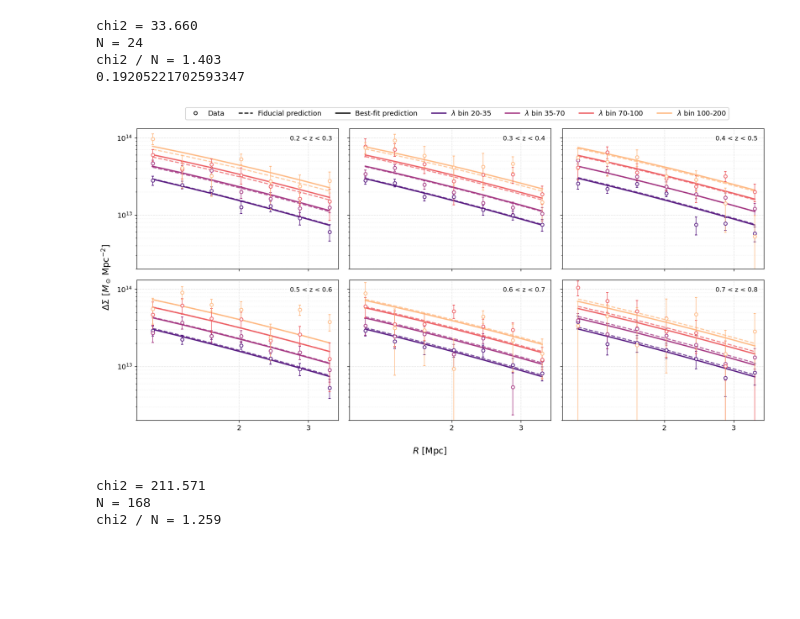
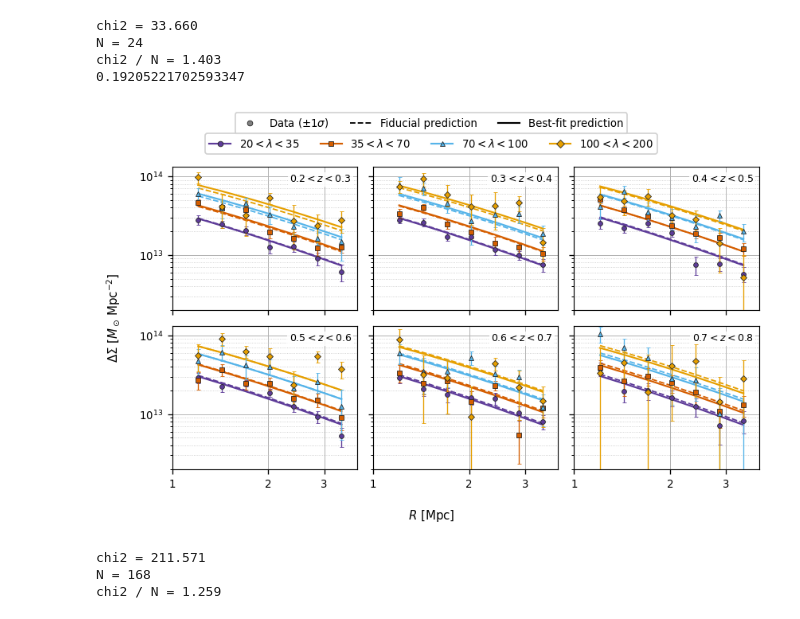
Before and after one commit to LSSTDESC/CLPipe, a Jupyter notebook: examples/cosmodc2_redmapper/prediction_versus_data.ipynb, the cells around one changed output. Cells and saved outputs as stored; diff of their text form; code cells hidden in the pictures; blank space fills up the shorter version.

```diff
--- a/examples/cosmodc2_redmapper/prediction_versus_data.ipynb
+++ b/examples/cosmodc2_redmapper/prediction_versus_data.ipynb
@@ -887,8 +889,7 @@ chi2 / N = 1.403
 # %%
 import matplotlib.ticker as mticker
 from matplotlib.lines import Line2D
-
-rich_colors = plt.cm.magma(np.linspace(0.25, 0.85, n_r))
+from cosmosis_mcmc_plots import add_grid, richness_label, RICHNESS_COLORS, RICHNESS_MARKERS, TEXT_WIDTH
 
 ncols = 3
 nrows = int(np.ceil(n_z / ncols))
@@ -896,7 +897,7 @@ nrows = int(np.ceil(n_z / ncols))
 fig, axes = plt.subplots(
     nrows,
     ncols,
-    figsize=(15, 8),
+    figsize=(TEXT_WIDTH, 4.4),
     sharex=True,
     sharey=True,
 )
@@ -907,23 +908,21 @@ for i in range(n_z):
     ax = axes[i]
 
     for j in range(n_r):
-        color = rich_colors[j]
+        color = RICHNESS_COLORS[j]
 
-        # Data: points only + error bars
+        # Data: filled markers + error bars, one marker shape per richness bin
         ax.errorbar(
             Radius_bins,
             shear_data[i, j, :],
             yerr=shear_err[i, j, :],
-            fmt="o",
+            fmt=RICHNESS_MARKERS[j],
             color=color,
-            markerfacecolor="white",
-            markeredgecolor=color,
-            markeredgewidth=1.2,
-            markersize=5,
-            elinewidth=0.9,
-            capsize=2,
+            markeredgecolor="0.15",
+            markeredgewidth=0.5,
+            markersize=3.5,
+            elinewidth=0.8,
+            capsize=1.5,
             linestyle="none",
-            alpha=0.95,
             zorder=5,
         )
 
@@ -933,8 +932,7 @@ for i in range(n_z):
             grid_shear_vals[i, j, :],
             linestyle="--",
             color=color,
-            linewidth=1.7,
-            alpha=0.75,
+            linewidth=1.1,
             zorder=3,
         )
 
@@ -944,99 +942,91 @@ for i in range(n_z):
             grid_shear_vals_fit[i, j, :],
             linestyle="-",
             color=color,
-            linewidth=2.0,
-            alpha=0.95,
+            linewidth=1.3,
             zorder=4,
         )
 
     ax.set_xscale("log")
     ax.set_yscale("log")
-    ax.set_xlim(left=1.1)
+    ax.set_xlim(1.0, 3.8)
     ax.set_ylim(bottom=2e12)
 
-    ax.grid(True, which="major", linestyle="--", alpha=0.35)
-    ax.grid(True, which="minor", linestyle=":", alpha=0.2)
+    add_grid(ax)
 
     ax.text(
         0.97,
         0.95,
         z_bin_label[i],
         transform=ax.transAxes,
-        fontsize=10,
+        fontsize=7.5,
         verticalalignment="top",
         horizontalalignment="right",
-        bbox=dict(facecolor="white", alpha=0.85, edgecolor="none", pad=2),
+        bbox=dict(facecolor="white", alpha=0.85, edgecolor="none", pad=1.5),
     )
 
-    ax.xaxis.set_major_locator(mticker.FixedLocator([1, 2, 3, 4]))
-    ax.xaxis.set_minor_locator(mticker.NullLocator())
+    ax.xaxis.set_major_locator(mticker.FixedLocator([1, 2, 3]))
     ax.xaxis.set_major_formatter(mticker.FuncFormatter(lambda x, _: f"{x:g}"))
+    ax.xaxis.set_minor_formatter(mticker.NullFormatter())
 
 for j in range(n_z, len(axes)):
     axes[j].axis("off")
 
-fig.supxlabel(r"$R\ [\mathrm{Mpc}]$", fontsize=14)
-fig.supylabel(r"$\Delta\Sigma\ [M_\odot\,\mathrm{Mpc}^{-2}]$", fontsize=14)
+fig.supxlabel(r"$R\ [\mathrm{Mpc}]$", fontsize=9)
+fig.supylabel(r"$\Delta\Sigma\ [M_\odot\,\mathrm{Mpc}^{-2}]$", fontsize=9)
 
 style_handles = [
     Line2D(
         [0], [0],
-        color="black",
+        color="0.5",
         marker="o",
-        markerfacecolor="white",
-        markeredgecolor="black",
-        markeredgewidth=1.2,
+        markeredgecolor="0.15",
+        markeredgewidth=0.5,
         linestyle="none",
-        markersize=5,
-        label="Data",
+        markersize=4,
+        label=r"Data ($\pm1\sigma$)",
     ),
     Line2D(
         [0], [0],
         color="black",
         linestyle="--",
-        lw=1.7,
+        lw=1.1,
         label="Fiducial prediction",
     ),
     Line2D(
         [0], [0],
         color="black",
         linestyle="-",
-        lw=2.0,
+        lw=1.3,
         label="Best-fit prediction",
     ),
 ]
 
 rich_handles = [
     Line2D(
         [0], [0],
-        color=rich_colors[j],
-        lw=2,
-        label=rf"$\lambda$ bin {rich_bin_label[j]}",
+        color=RICHNESS_COLORS[j],
+        marker=RICHNESS_MARKERS[j],
+        markeredgecolor="0.15",
+        markeredgewidth=0.5,
+        lw=1.3,
+        label=richness_label(*10**Rich_bins[j]),
     )
     for j in range(n_r)
 ]
 
-fig.legend(
-    handles=style_handles + rich_handles,
-    loc="lower center",
-    bbox_to_anchor=(0.54, 0.92),
-    ncol=3 + n_r,
-    fontsize=11,
-    frameon=True,
-    framealpha=0.95,
-    edgecolor="0.8",
-)
+# Two legend rows: line styles, then richness bins
+fig.legend(handles=style_handles, loc="upper center", bbox_to_anchor=(0.5, 1.0), ncol=3)
+fig.legend(handles=rich_handles, loc="upper center", bbox_to_anchor=(0.5, 0.95), ncol=n_r)
 
-plt.tight_layout(rect=[0.0008, 0.001, 1, 0.93])
+plt.tight_layout(rect=[0.01, 0.0, 1, 0.885])
 plt.savefig(
     "./figures/shear_profiles_with_predictions.pdf",
-    dpi=300,
     bbox_inches="tight",
-    pad_inches=0.08,
+    pad_inches=0.03,
 )
 plt.show()
 # %% [output]
-[figure, old version]
+[figure, new version]
 # %%
 # chi^2 / N for shear data vs fiducial prediction
 data = np.asarray(shear_data, dtype=float)
```
Also changed, not shown: parts of 2 cells of this notebook, 30 other files.
